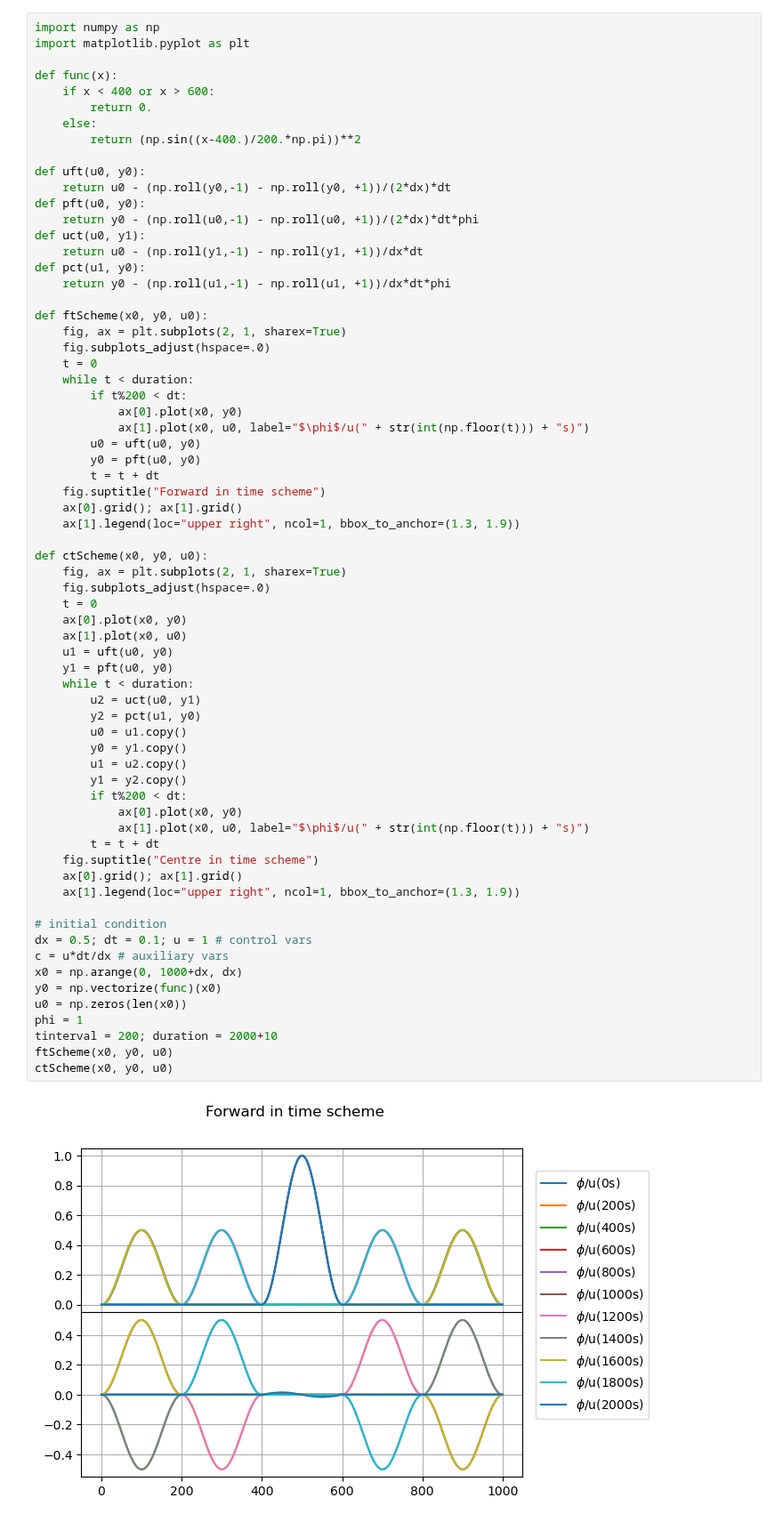
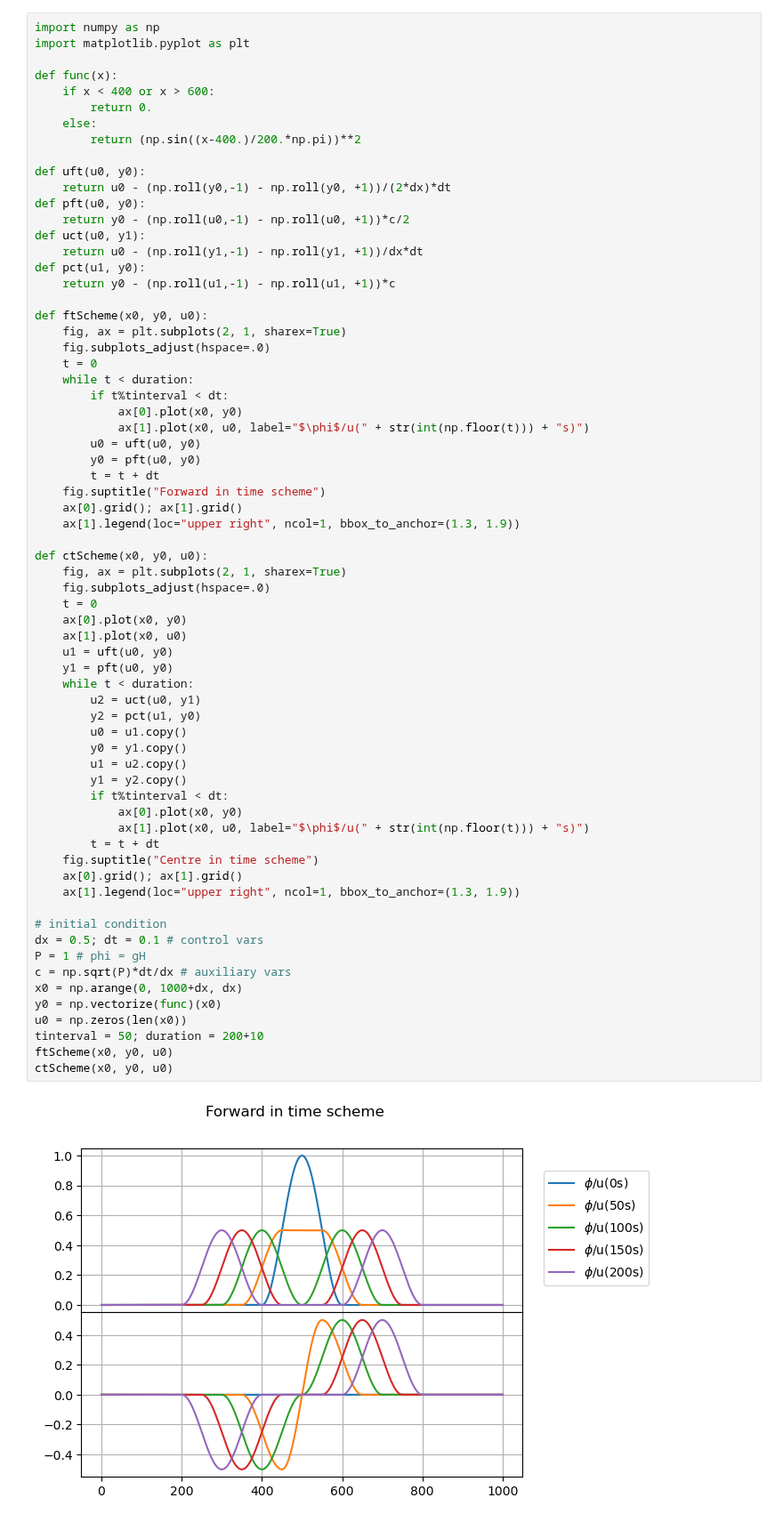
Before and after one commit to hnguyen-repos/numforGeosciences-ICTP, a Jupyter notebook: ex8-gravitywaves.ipynb, the cells around one changed output. Shown at 89% size. Drawn from its saved outputs; the diff is of its cells as text.

```diff
--- a/ex8-gravitywaves.ipynb
+++ b/ex8-gravitywaves.ipynb
@@ -11,18 +11,18 @@ def func(x):
 def uft(u0, y0):
     return u0 - (np.roll(y0,-1) - np.roll(y0, +1))/(2*dx)*dt
 def pft(u0, y0):
-    return y0 - (np.roll(u0,-1) - np.roll(u0, +1))/(2*dx)*dt*phi
+    return y0 - (np.roll(u0,-1) - np.roll(u0, +1))*c/2
 def uct(u0, y1):
     return u0 - (np.roll(y1,-1) - np.roll(y1, +1))/dx*dt
 def pct(u1, y0):
-    return y0 - (np.roll(u1,-1) - np.roll(u1, +1))/dx*dt*phi
+    return y0 - (np.roll(u1,-1) - np.roll(u1, +1))*c
 
 def ftScheme(x0, y0, u0):
     fig, ax = plt.subplots(2, 1, sharex=True)
     fig.subplots_adjust(hspace=.0)
     t = 0
     while t < duration:
-        if t%200 < dt:
+        if t%tinterval < dt:
             ax[0].plot(x0, y0)
             ax[1].plot(x0, u0, label="$\phi$/u(" + str(int(np.floor(t))) + "s)")
         u0 = uft(u0, y0)
@@ -34,36 +34,36 @@ def ftScheme(x0, y0, u0):
 
 def ctScheme(x0, y0, u0):
     fig, ax = plt.subplots(2, 1, sharex=True)
     fig.subplots_adjust(hspace=.0)
     t = 0
     ax[0].plot(x0, y0)
     ax[1].plot(x0, u0)
     u1 = uft(u0, y0)
     y1 = pft(u0, y0)
     while t < duration:
         u2 = uct(u0, y1)
         y2 = pct(u1, y0)
         u0 = u1.copy()
         y0 = y1.copy()
         u1 = u2.copy()
         y1 = y2.copy()
-        if t%200 < dt:
+        if t%tinterval < dt:
             ax[0].plot(x0, y0)
             ax[1].plot(x0, u0, label="$\phi$/u(" + str(int(np.floor(t))) + "s)")
         t = t + dt
     fig.suptitle("Centre in time scheme")
     ax[0].grid(); ax[1].grid()
     ax[1].legend(loc="upper right", ncol=1, bbox_to_anchor=(1.3, 1.9))
 
 # initial condition
-dx = 0.5; dt = 0.1; u = 1 # control vars
-c = u*dt/dx # auxiliary vars
+dx = 0.5; dt = 0.1 # control vars
+P = 1 # phi = gH
+c = np.sqrt(P)*dt/dx # auxiliary vars
 x0 = np.arange(0, 1000+dx, dx)
 y0 = np.vectorize(func)(x0)
 u0 = np.zeros(len(x0))
-phi = 1
-tinterval = 200; duration = 2000+10
+tinterval = 50; duration = 200+10
 ftScheme(x0, y0, u0)
 ctScheme(x0, y0, u0)
 # %% [output]
-[figure, old version]
+[figure, new version]
```
Also changed, not shown: parts of 1 cell of this notebook, 3 other files.
